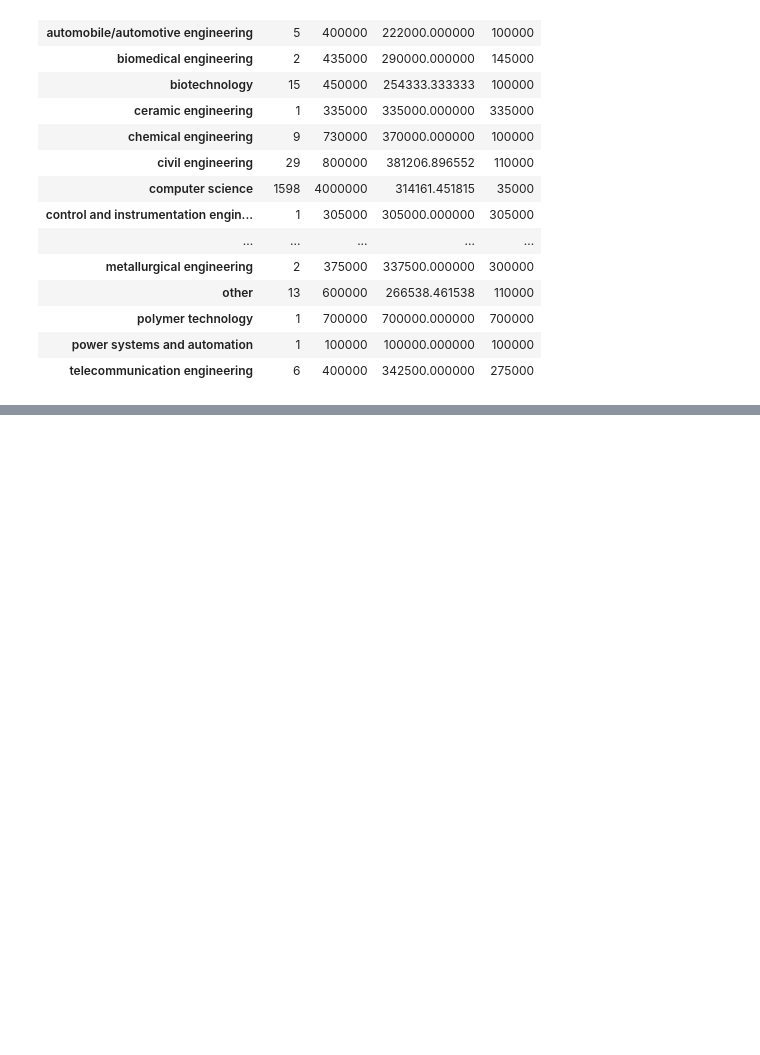
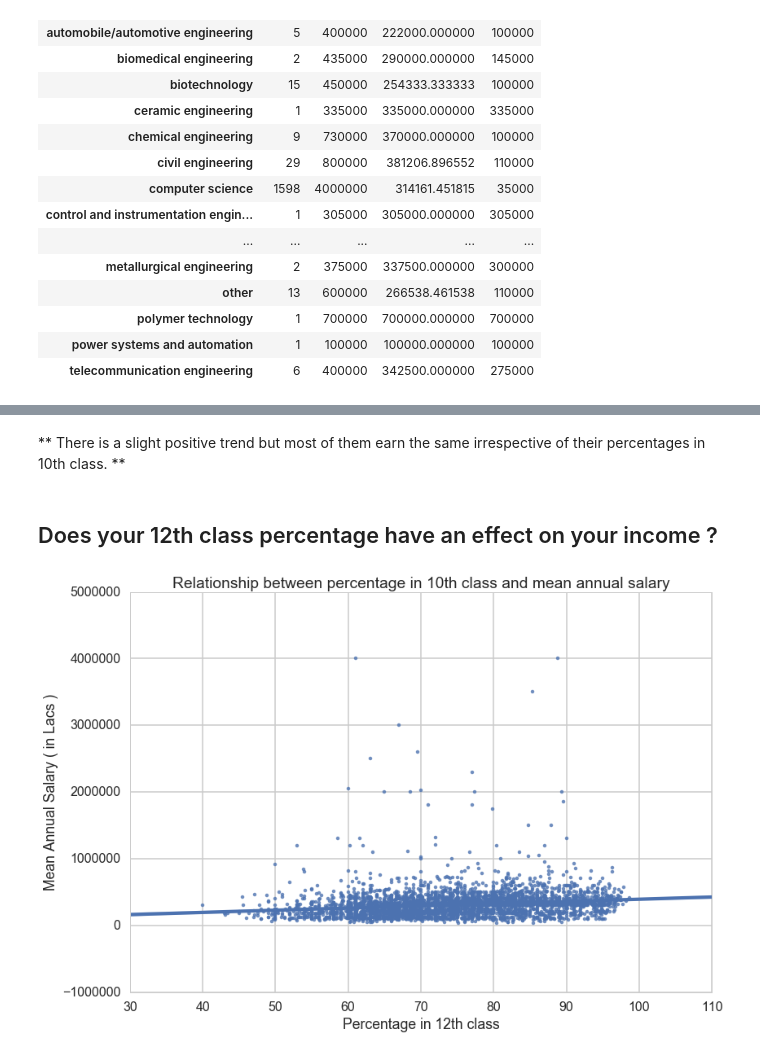
Before and after one commit to numb3r33/CoDS2016, a Jupyter notebook: CODS2016.ipynb, the cells around one changed output, grey strips where cells are left out. Saved outputs shown, nothing was run; the diff lists cells and outputs as text; code cells hidden in the pictures; blank space fills up the shorter version.

```diff
--- a/CODS2016.ipynb
+++ b/CODS2016.ipynb
@@ -321,0 +356,11 @@ specialization_stats_unstack
+# %% [markdown]
+** There is a slight positive trend but most of them earn the same irrespective of their percentages in 10th class. **
+# %% [markdown]
+## Does your 12th class percentage have an effect on your income ?
+# %%
+sns.regplot(y="salary", x="12percentage", data=train, fit_reg=True)
+plt.xlabel('Percentage in 12th class')
+plt.ylabel('Mean Annual Salary ( in Lacs )')
+plt.title('Relationship between percentage in 10th class and mean annual salary');
+# %% [output]
+[figure, added]
```
Also changed, not shown: parts of 14 cells of this notebook.
